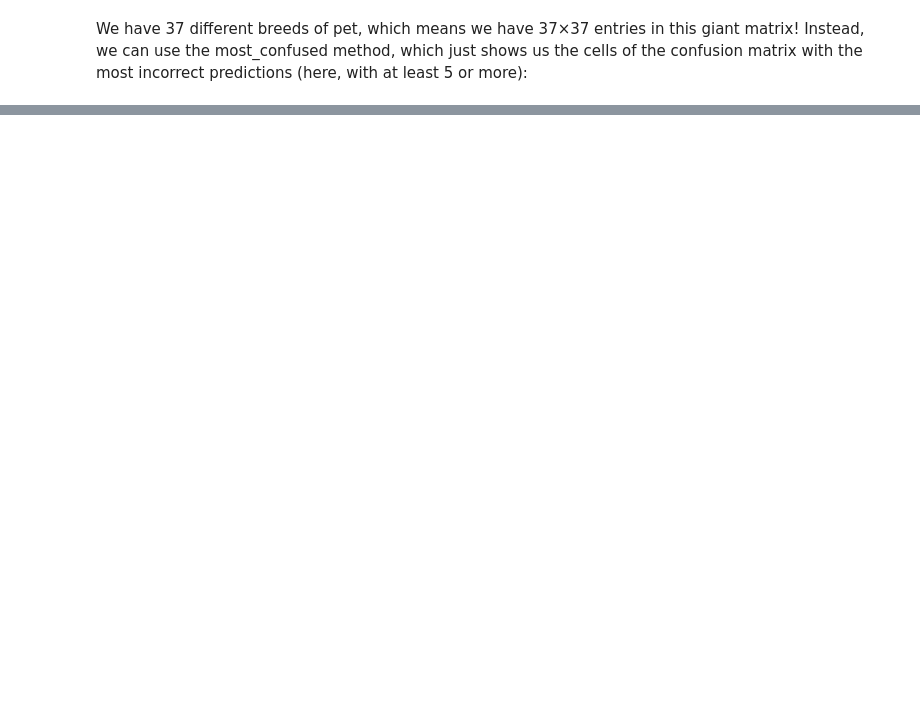
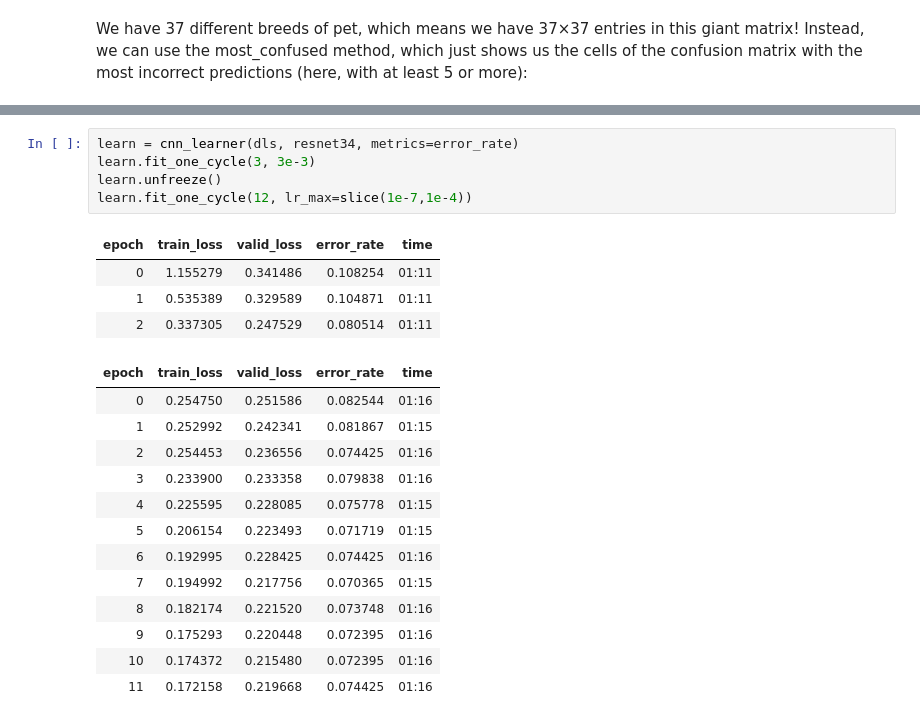
Before and after one commit to alexandrasouly/fastai_exploration, a Jupyter notebook: lesson_5/pet_breeds.ipynb, the cells around one changed output, grey strips where cells are left out. Saved outputs shown, nothing was run; the diff lists cells and outputs as text; blank space fills up the shorter version.

```diff
--- a/lesson_5/pet_breeds.ipynb
+++ b/lesson_5/pet_breeds.ipynb
@@ -132,0 +214,23 @@ NameError: name 'interp' is not defined
+# %%
+learn = cnn_learner(dls, resnet34, metrics=error_rate)
+learn.fit_one_cycle(3, 3e-3)
+learn.unfreeze()
+learn.fit_one_cycle(12, lr_max=slice(1e-7,1e-4))
+# %% [output]
+| epoch | train_loss | valid_loss | error_rate | time |
+| 0 | 1.155279 | 0.341486 | 0.108254 | 01:11 |
+| 1 | 0.535389 | 0.329589 | 0.104871 | 01:11 |
+| 2 | 0.337305 | 0.247529 | 0.080514 | 01:11 |
+| epoch | train_loss | valid_loss | error_rate | time |
+| 0 | 0.254750 | 0.251586 | 0.082544 | 01:16 |
+| 1 | 0.252992 | 0.242341 | 0.081867 | 01:15 |
+| 2 | 0.254453 | 0.236556 | 0.074425 | 01:16 |
+| 3 | 0.233900 | 0.233358 | 0.079838 | 01:16 |
+| 4 | 0.225595 | 0.228085 | 0.075778 | 01:15 |
+| 5 | 0.206154 | 0.223493 | 0.071719 | 01:15 |
+| 6 | 0.192995 | 0.228425 | 0.074425 | 01:16 |
+| 7 | 0.194992 | 0.217756 | 0.070365 | 01:15 |
+| 8 | 0.182174 | 0.221520 | 0.073748 | 01:16 |
+| 9 | 0.175293 | 0.220448 | 0.072395 | 01:16 |
+| 10 | 0.174372 | 0.215480 | 0.072395 | 01:16 |
+| 11 | 0.172158 | 0.219668 | 0.074425 | 01:16 |
```
Also changed, not shown: parts of 29 cells of this notebook, 3 other files.
